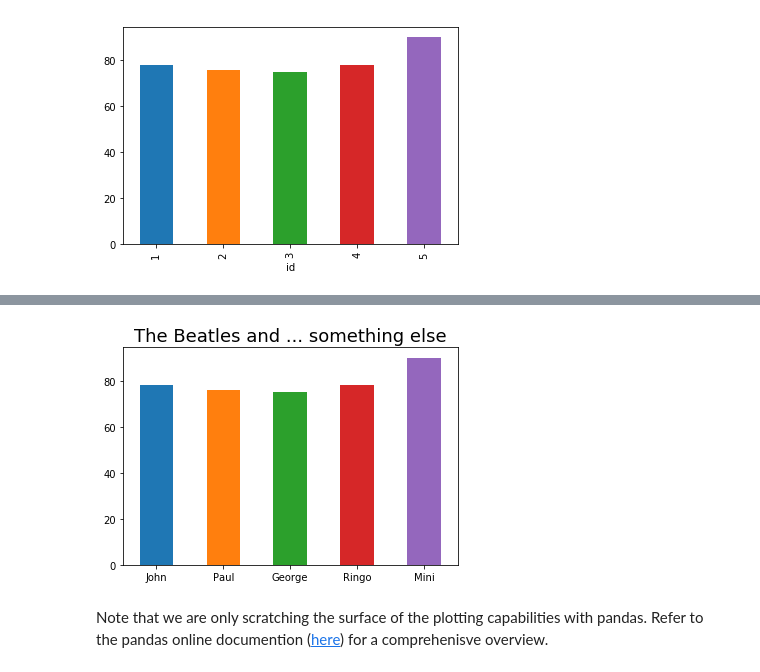
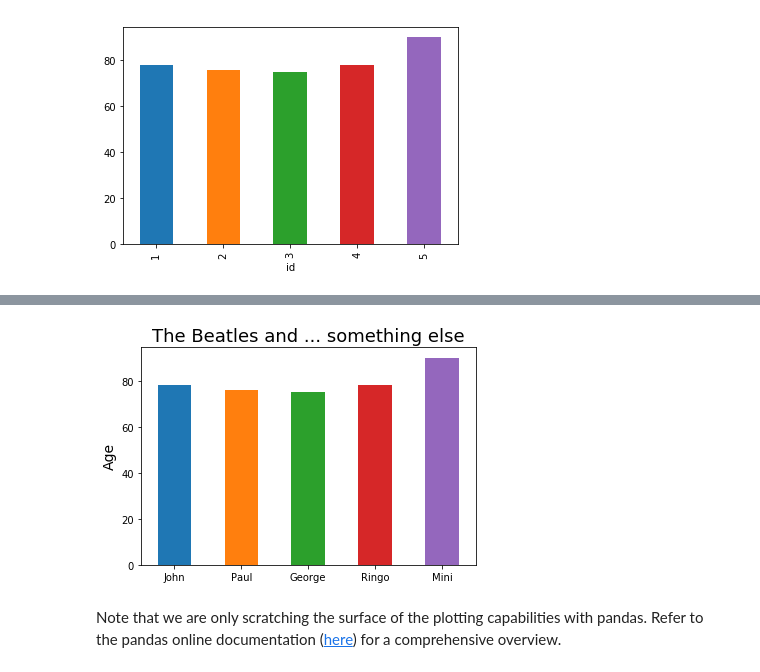
Before and after one commit to eotp/workshop-data-science-CODE, a Jupyter notebook: notebooks/02f - The Python Ecosystem - The pandas library.ipynb, the cells around one changed output, grey strips where cells are left out. Cells and saved outputs as stored; diff of their text form; code cells hidden in the pictures.

```diff
--- a/notebooks/02f - The Python Ecosystem - The pandas library.ipynb
+++ b/notebooks/02f - The Python Ecosystem - The pandas library.ipynb
@@ -716,10 +743,18 @@ df["age"].plot.bar()
 # %%
-# some customization
-ax = df["age"].plot.bar(rot=0)
-ax.set_xticklabels(df.Name)
+import matplotlib.pyplot as plt
+
+# create a Figure and Axes object
+fig, ax = plt.subplots()
+
+# plot the data and reference the Axes object
+df["age"].plot.bar(ax=ax)
+
+# add some customization to the Axes object
+ax.set_xticklabels(df.Name, rotation=0)
 ax.set_xlabel("")
+ax.set_ylabel("Age", size=14)
 ax.set_title("The Beatles and ... something else", size=18);
 # %% [output]
-[figure, old version]
+[figure, new version]
 # %% [markdown]
-Note that we are only scratching the surface of the plotting capabilities with pandas. Refer to the pandas online documention ([here](https://pandas.pydata.org/pandas-docs/stable/visualization.html)) for a comprehenisve overview.
+Note that we are only scratching the surface of the plotting capabilities with pandas. Refer to the pandas online documentation ([here](https://pandas.pydata.org/pandas-docs/stable/visualization.html)) for a comprehensive overview.
```
Also changed, not shown: parts of 12 cells of this notebook, 17 other files.
